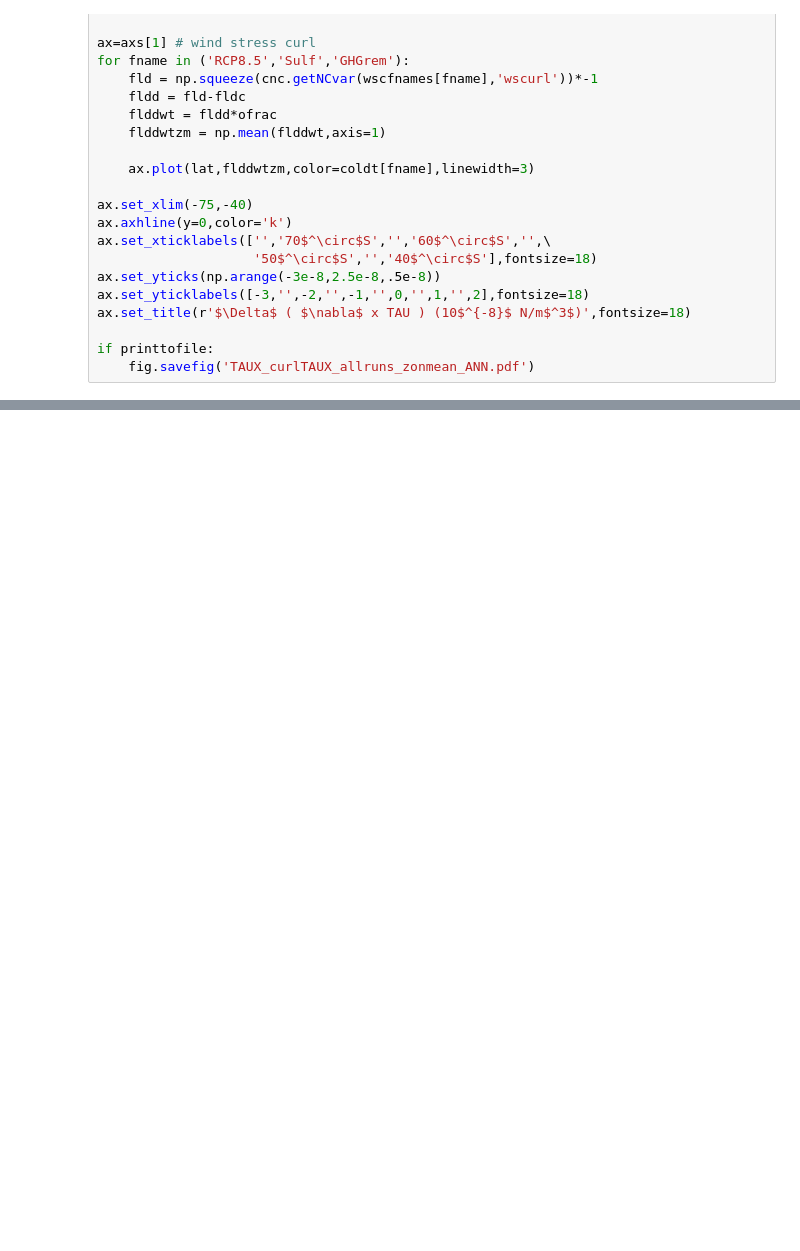
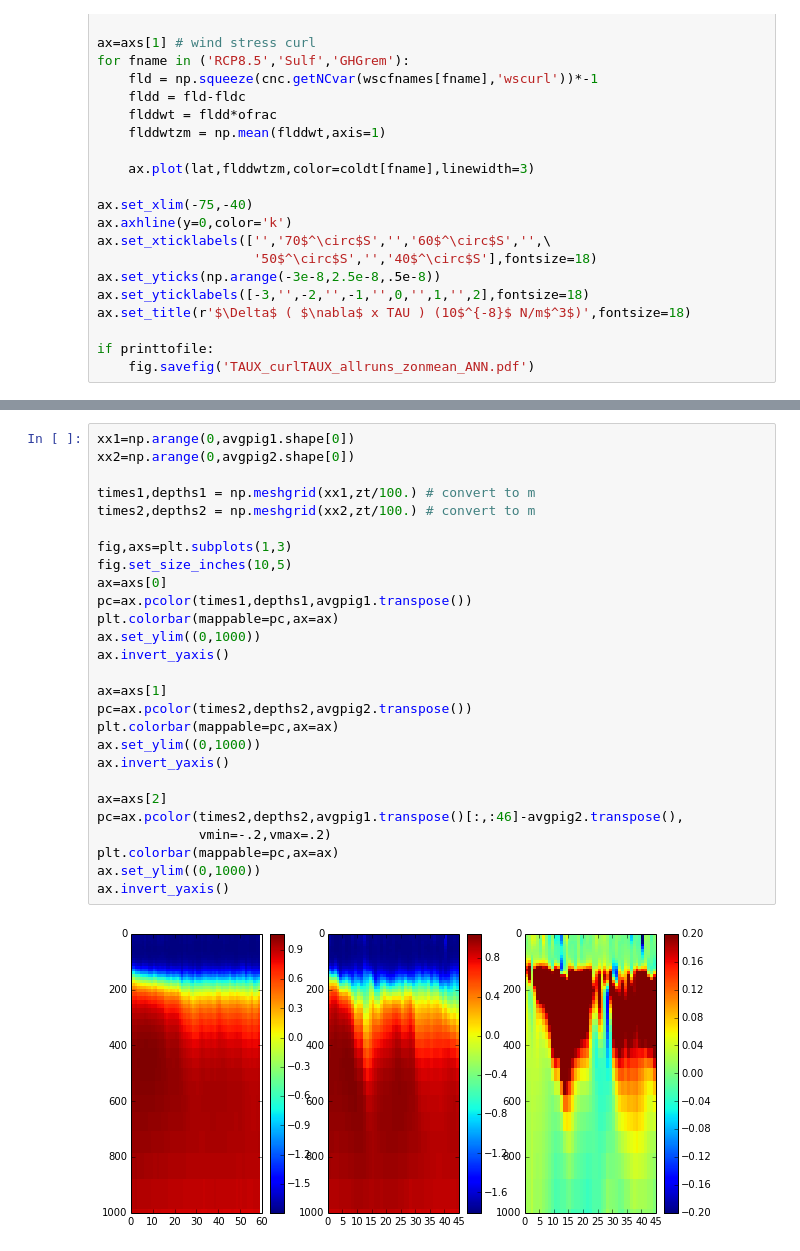
Before and after one commit to kemccusker/pyscripts, a Jupyter notebook: notebooks/ccsm4_geotimescalesfigs.ipynb, the cells around one changed output, grey strips where cells are left out. Drawn from its saved outputs; the diff is of its cells as text; blank space fills up the shorter version.

```diff
--- a/notebooks/ccsm4_geotimescalesfigs.ipynb
+++ b/notebooks/ccsm4_geotimescalesfigs.ipynb
@@ -522,0 +500,29 @@ cplt.kemmap(ofrac,lat,lon,type='sh')
+# %%
+xx1=np.arange(0,avgpig1.shape[0])
+xx2=np.arange(0,avgpig2.shape[0])
+
+times1,depths1 = np.meshgrid(xx1,zt/100.) # convert to m
+times2,depths2 = np.meshgrid(xx2,zt/100.) # convert to m
+
+fig,axs=plt.subplots(1,3)
+fig.set_size_inches(10,5)
+ax=axs[0]
+pc=ax.pcolor(times1,depths1,avgpig1.transpose())
+plt.colorbar(mappable=pc,ax=ax)
+ax.set_ylim((0,1000))
+ax.invert_yaxis()
+
+ax=axs[1]
+pc=ax.pcolor(times2,depths2,avgpig2.transpose())
+plt.colorbar(mappable=pc,ax=ax)
+ax.set_ylim((0,1000))
+ax.invert_yaxis()
+
+ax=axs[2]
+pc=ax.pcolor(times2,depths2,avgpig1.transpose()[:,:46]-avgpig2.transpose(),
+             vmin=-.2,vmax=.2)
+plt.colorbar(mappable=pc,ax=ax)
+ax.set_ylim((0,1000))
+ax.invert_yaxis()
+# %% [output]
+[figure, added]
```
Also changed, not shown: parts of 7 cells of this notebook.
